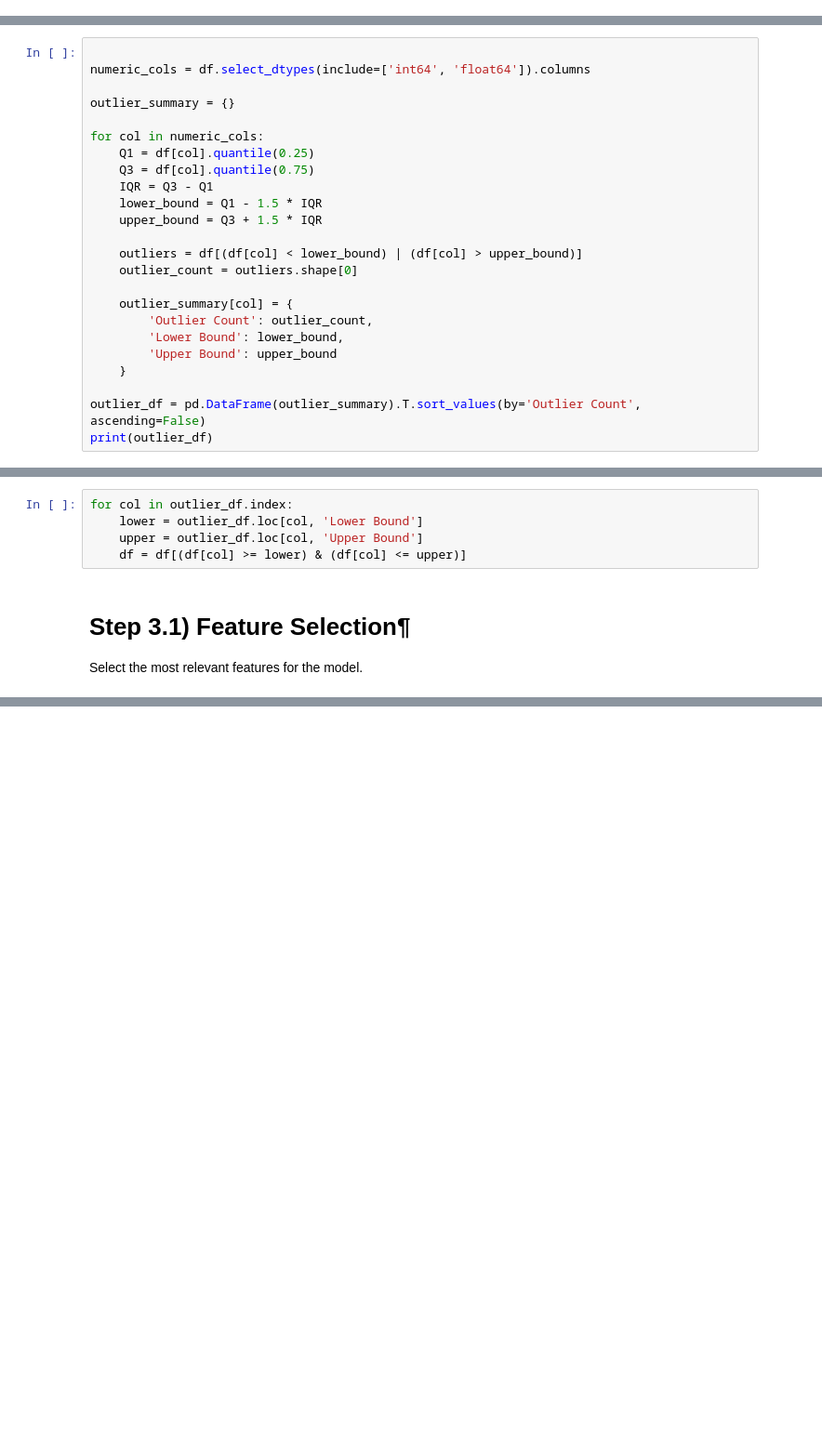
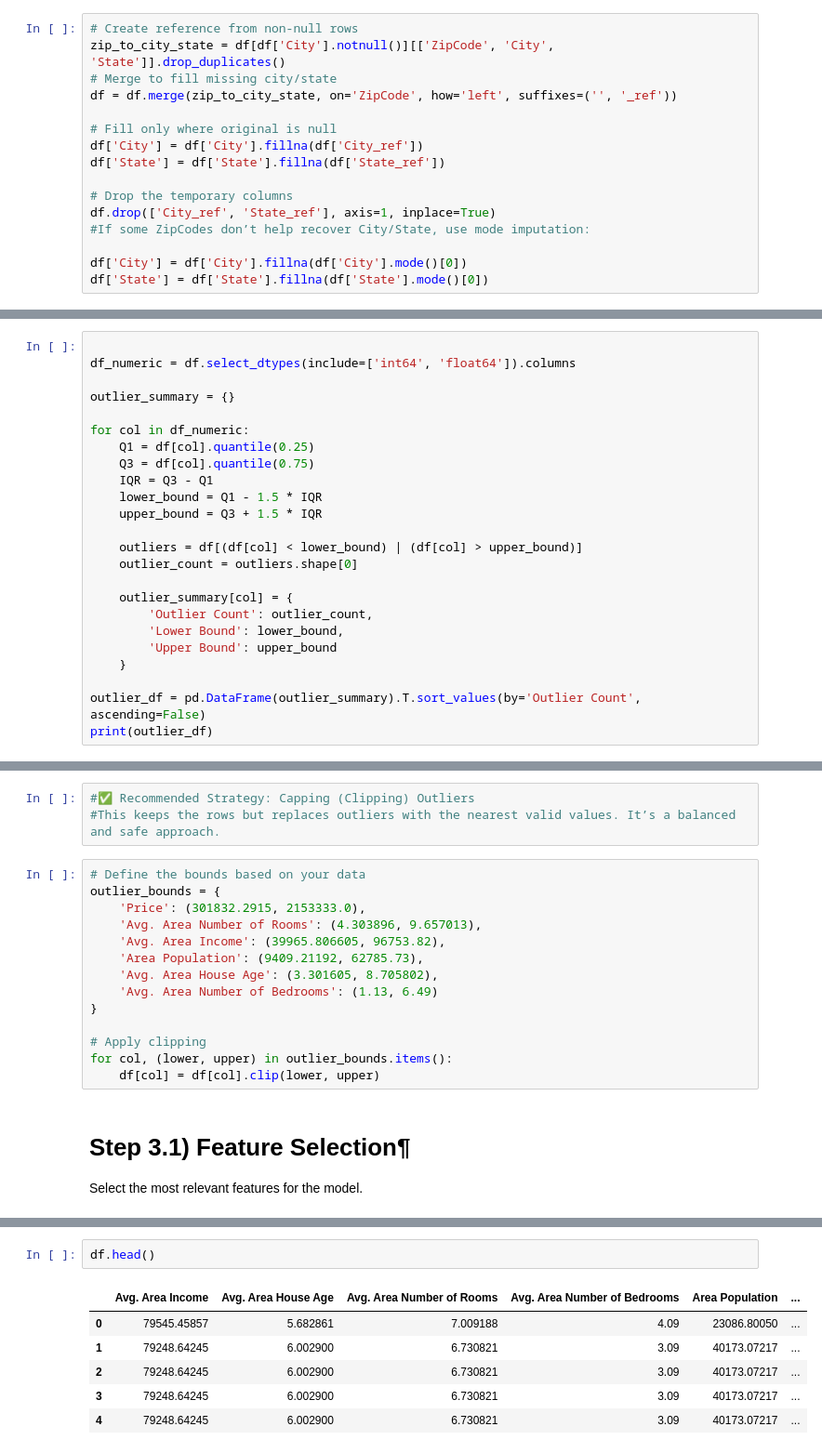
Before and after one commit to RuqayaAli/ML_repo, a Jupyter notebook: ML_Project_Tamplet/ML_Project.ipynb, the cells around one changed output, grey strips where cells are left out. Shown at 93% size. Cells and saved outputs as stored; diff of their text form; blank space fills up the shorter version.

```diff
--- a/ML_Project_Tamplet/ML_Project.ipynb
+++ b/ML_Project_Tamplet/ML_Project.ipynb
@@ -87,0 +204,16 @@ dtype: int64
+# %%
+# Create reference from non-null rows
+zip_to_city_state = df[df['City'].notnull()][['ZipCode', 'City', 'State']].drop_duplicates()
+# Merge to fill missing city/state
+df = df.merge(zip_to_city_state, on='ZipCode', how='left', suffixes=('', '_ref'))
+
+# Fill only where original is null
+df['City'] = df['City'].fillna(df['City_ref'])
+df['State'] = df['State'].fillna(df['State_ref'])
+
+# Drop the temporary columns
+df.drop(['City_ref', 'State_ref'], axis=1, inplace=True)
+#If some ZipCodes don’t help recover City/State, use mode imputation:
+
+df['City'] = df['City'].fillna(df['City'].mode()[0])
+df['State'] = df['State'].fillna(df['State'].mode()[0])
@@ -88,10 +240,10 @@ dtype: int64
 # %%
 
-numeric_cols = df.select_dtypes(include=['int64', 'float64']).columns
+df_numeric = df.select_dtypes(include=['int64', 'float64']).columns
 
 outlier_summary = {}
 
-for col in numeric_cols:
+for col in df_numeric:
     Q1 = df[col].quantile(0.25)
     Q3 = df[col].quantile(0.75)
     IQR = Q3 - Q1
@@ -120,8 +275,20 @@ Avg. Area Number of Bedrooms            0.0       1.115000  6.515000e+00
 # %%
-for col in outlier_df.index:
-    lower = outlier_df.loc[col, 'Lower Bound']
-    upper = outlier_df.loc[col, 'Upper Bound']
-    df = df[(df[col] >= lower) & (df[col] <= upper)]
+#✅ Recommended Strategy: Capping (Clipping) Outliers
+#This keeps the rows but replaces outliers with the nearest valid values. It’s a balanced and safe approach.
+# %%
+# Define the bounds based on your data
+outlier_bounds = {
+    'Price': (301832.2915, 2153333.0),
+    'Avg. Area Number of Rooms': (4.303896, 9.657013),
+    'Avg. Area Income': (39965.806605, 96753.82),
+    'Area Population': (9409.21192, 62785.73),
+    'Avg. Area House Age': (3.301605, 8.705802),
+    'Avg. Area Number of Bedrooms': (1.13, 6.49)
+}
+
+# Apply clipping
+for col, (lower, upper) in outlier_bounds.items():
+    df[col] = df[col].clip(lower, upper)
 # %% [markdown]
 # Step 3.1) Feature Selection¶
 Select the most relevant features for the model.
@@ -177,0 +295,9 @@ Name: Price, dtype: float64
+# %%
+df.head()
+# %% [output]
+|  | Avg. Area Income | Avg. Area House Age | Avg. Area Number of Rooms | Avg. Area Number of Bedrooms | Area Population | ... |
+| 0 | 79545.45857 | 5.682861 | 7.009188 | 4.09 | 23086.80050 | ... |
+| 1 | 79248.64245 | 6.002900 | 6.730821 | 3.09 | 40173.07217 | ... |
+| 2 | 79248.64245 | 6.002900 | 6.730821 | 3.09 | 40173.07217 | ... |
+| 3 | 79248.64245 | 6.002900 | 6.730821 | 3.09 | 40173.07217 | ... |
+| 4 | 79248.64245 | 6.002900 | 6.730821 | 3.09 | 40173.07217 | ... |
```
Also changed, not shown: parts of 12 cells of this notebook.
